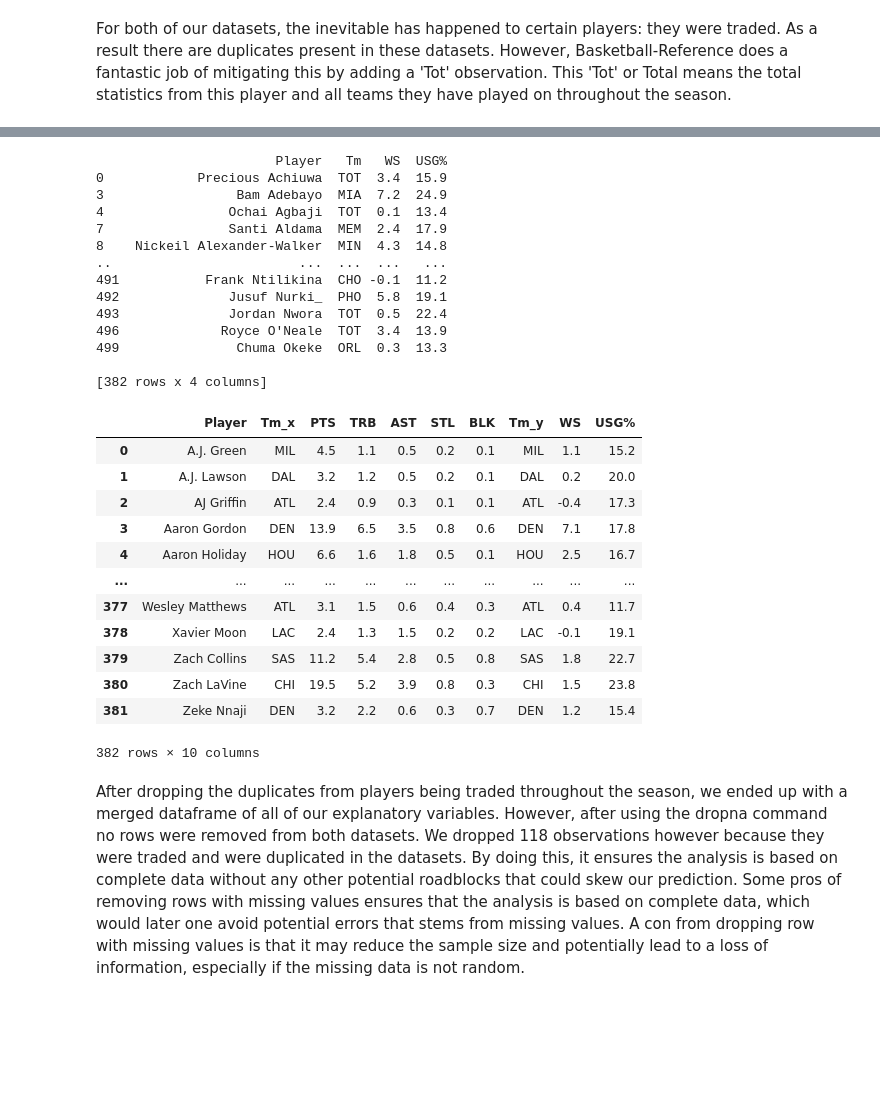
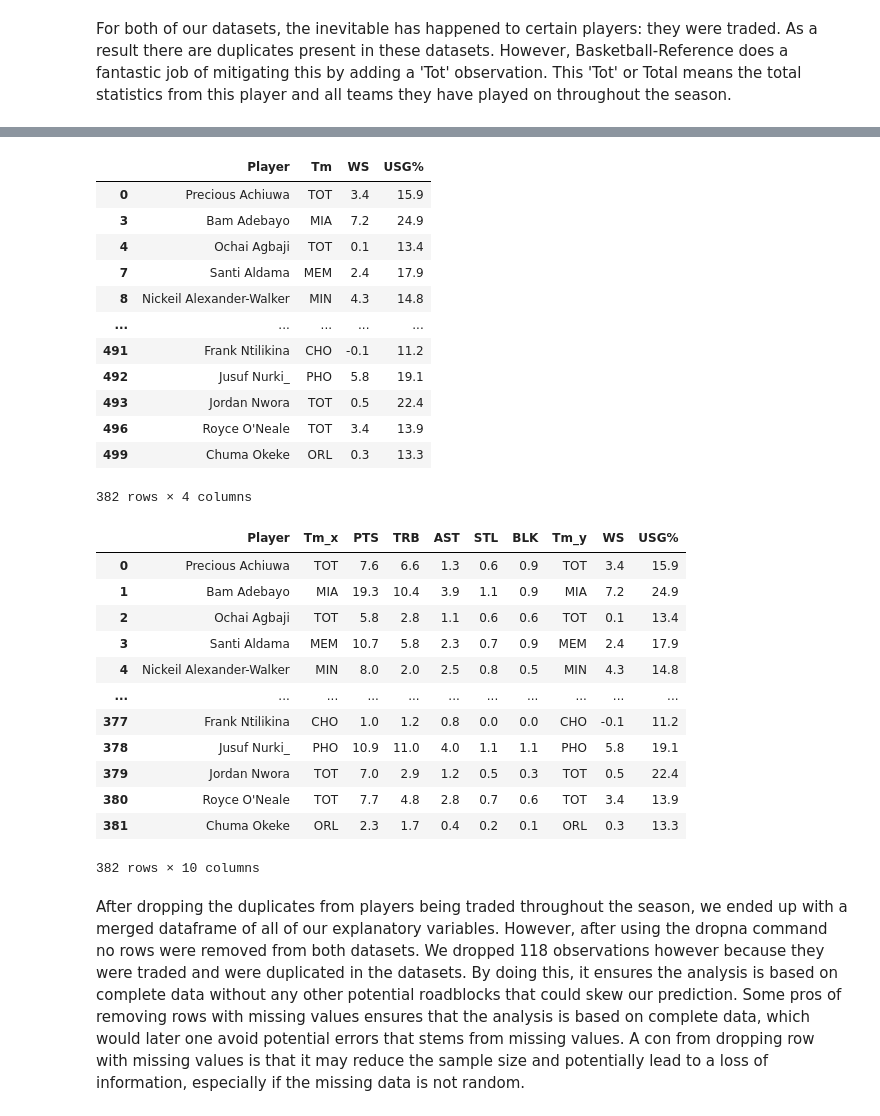
Before and after one commit to shray3420/stat207-final-project, a Jupyter notebook: Final_Project_ShrayAlbertJustin.ipynb, the cells around one changed output, grey strips where cells are left out. Saved outputs shown, nothing was run; the diff lists cells and outputs as text; code cells hidden in the pictures; blank space fills up the shorter version.

```diff
--- a/Final_Project_ShrayAlbertJustin.ipynb
+++ b/Final_Project_ShrayAlbertJustin.ipynb
@@ -159,38 +149,37 @@ print(per_game_stats)
 # %%
 advanced_stats.drop_duplicates(subset = 'Player' , keep = 'first' , inplace = True)
-print(advanced_stats)
+advanced_stats
 # %% [output]
+|  | Player | Tm | WS | USG% |
+| 0 | Precious Achiuwa | TOT | 3.4 | 15.9 |
+| 3 | Bam Adebayo | MIA | 7.2 | 24.9 |
+| 4 | Ochai Agbaji | TOT | 0.1 | 13.4 |
+| 7 | Santi Aldama | MEM | 2.4 | 17.9 |
+| 8 | Nickeil Alexander-Walker | MIN | 4.3 | 14.8 |
+| ... | ... | ... | ... | ... |
+| 491 | Frank Ntilikina | CHO | -0.1 | 11.2 |
+| 492 | Jusuf Nurki_ | PHO | 5.8 | 19.1 |
+| 493 | Jordan Nwora | TOT | 0.5 | 22.4 |
+| 496 | Royce O'Neale | TOT | 3.4 | 13.9 |
+| 499 | Chuma Okeke | ORL | 0.3 | 13.3 |
-                       Player   Tm   WS  USG%
-0            Precious Achiuwa  TOT  3.4  15.9
-3                 Bam Adebayo  MIA  7.2  24.9
-4                Ochai Agbaji  TOT  0.1  13.4
-7                Santi Aldama  MEM  2.4  17.9
-8    Nickeil Alexander-Walker  MIN  4.3  14.8
-..                        ...  ...  ...   ...
-491           Frank Ntilikina  CHO -0.1  11.2
-492              Jusuf Nurki_  PHO  5.8  19.1
-493              Jordan Nwora  TOT  0.5  22.4
-496             Royce O'Neale  TOT  3.4  13.9
-499               Chuma Okeke  ORL  0.3  13.3
-
-[382 rows x 4 columns]
+382 rows × 4 columns
 # %%
 #Merging advanced stats and per_game_stats
-All_Star_Stats = pd.merge(per_game_stats , advanced_stats , on = 'Player' , how = 'outer')
-All_Star_Stats
+final_df = pd.merge(per_game_stats , advanced_stats , on = 'Player' , how = 'outer')
+final_df
 # %% [output]
 |  | Player | Tm_x | PTS | TRB | AST | STL | BLK | Tm_y | WS | USG% |
-| 0 | A.J. Green | MIL | 4.5 | 1.1 | 0.5 | 0.2 | 0.1 | MIL | 1.1 | 15.2 |
-| 1 | A.J. Lawson | DAL | 3.2 | 1.2 | 0.5 | 0.2 | 0.1 | DAL | 0.2 | 20.0 |
-| 2 | AJ Griffin | ATL | 2.4 | 0.9 | 0.3 | 0.1 | 0.1 | ATL | -0.4 | 17.3 |
-| 3 | Aaron Gordon | DEN | 13.9 | 6.5 | 3.5 | 0.8 | 0.6 | DEN | 7.1 | 17.8 |
-| 4 | Aaron Holiday | HOU | 6.6 | 1.6 | 1.8 | 0.5 | 0.1 | HOU | 2.5 | 16.7 |
+| 0 | Precious Achiuwa | TOT | 7.6 | 6.6 | 1.3 | 0.6 | 0.9 | TOT | 3.4 | 15.9 |
+| 1 | Bam Adebayo | MIA | 19.3 | 10.4 | 3.9 | 1.1 | 0.9 | MIA | 7.2 | 24.9 |
+| 2 | Ochai Agbaji | TOT | 5.8 | 2.8 | 1.1 | 0.6 | 0.6 | TOT | 0.1 | 13.4 |
+| 3 | Santi Aldama | MEM | 10.7 | 5.8 | 2.3 | 0.7 | 0.9 | MEM | 2.4 | 17.9 |
+| 4 | Nickeil Alexander-Walker | MIN | 8.0 | 2.0 | 2.5 | 0.8 | 0.5 | MIN | 4.3 | 14.8 |
 | ... | ... | ... | ... | ... | ... | ... | ... | ... | ... | ... |
-| 377 | Wesley Matthews | ATL | 3.1 | 1.5 | 0.6 | 0.4 | 0.3 | ATL | 0.4 | 11.7 |
-| 378 | Xavier Moon | LAC | 2.4 | 1.3 | 1.5 | 0.2 | 0.2 | LAC | -0.1 | 19.1 |
-| 379 | Zach Collins | SAS | 11.2 | 5.4 | 2.8 | 0.5 | 0.8 | SAS | 1.8 | 22.7 |
-| 380 | Zach LaVine | CHI | 19.5 | 5.2 | 3.9 | 0.8 | 0.3 | CHI | 1.5 | 23.8 |
-| 381 | Zeke Nnaji | DEN | 3.2 | 2.2 | 0.6 | 0.3 | 0.7 | DEN | 1.2 | 15.4 |
+| 377 | Frank Ntilikina | CHO | 1.0 | 1.2 | 0.8 | 0.0 | 0.0 | CHO | -0.1 | 11.2 |
+| 378 | Jusuf Nurki_ | PHO | 10.9 | 11.0 | 4.0 | 1.1 | 1.1 | PHO | 5.8 | 19.1 |
+| 379 | Jordan Nwora | TOT | 7.0 | 2.9 | 1.2 | 0.5 | 0.3 | TOT | 0.5 | 22.4 |
+| 380 | Royce O'Neale | TOT | 7.7 | 4.8 | 2.8 | 0.7 | 0.6 | TOT | 3.4 | 13.9 |
+| 381 | Chuma Okeke | ORL | 2.3 | 1.7 | 0.4 | 0.2 | 0.1 | ORL | 0.3 | 13.3 |
 382 rows × 10 columns
 # %% [markdown]
 After dropping the duplicates from players being traded throughout the season, we ended up with a merged dataframe of all of our explanatory variables. However, after using the dropna command no rows were removed from both datasets. We dropped 118 observations however because they were traded and were duplicated in the datasets. By doing this, it ensures the analysis is based on complete data without any other potential roadblocks that could skew our prediction. Some pros of removing rows with missing values ensures that the analysis is based on complete data, which would later one avoid potential errors that stems from missing values. A con from dropping row with missing values is that it may reduce the sample size and potentially lead to a loss of information, especially if the missing data is not random.
```
Also changed, not shown: parts of 4 cells of this notebook, 1 other file.
